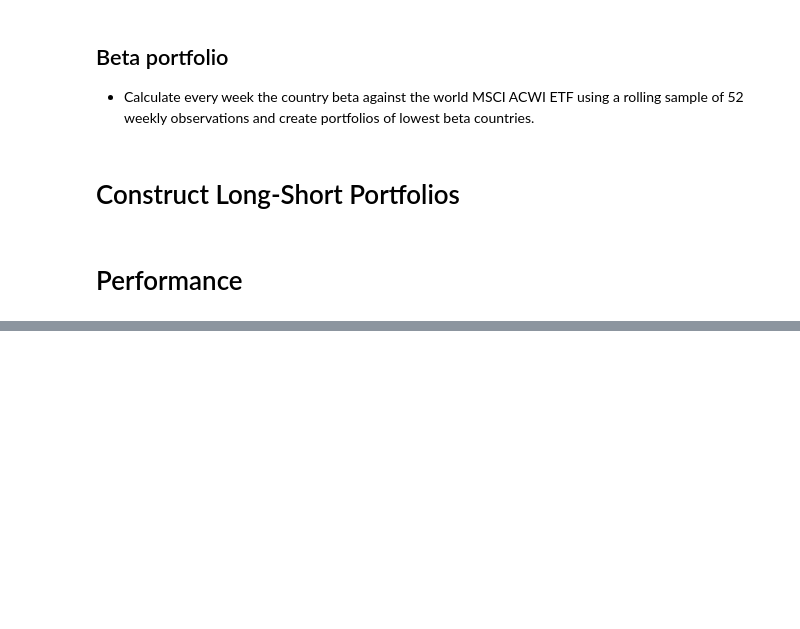
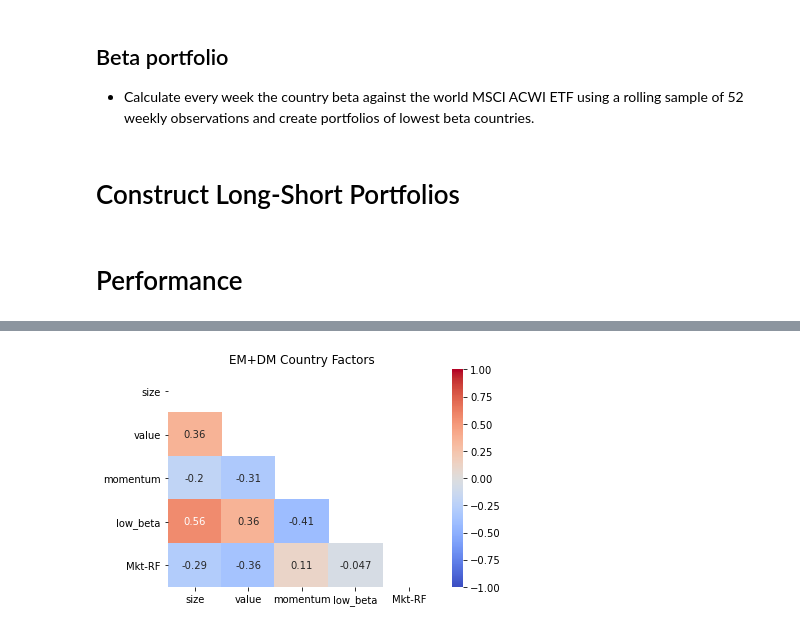
Before and after one commit to wingwingz/AFP, a Jupyter notebook: PortfolioConstruction/country_DM_factor_portfolios.ipynb, the cells around one changed output, grey strips where cells are left out. Saved outputs shown, nothing was run; the diff lists cells and outputs as text; code cells hidden in the pictures; blank space fills up the shorter version.

```diff
--- a/PortfolioConstruction/country_DM_factor_portfolios.ipynb
+++ b/PortfolioConstruction/country_DM_factor_portfolios.ipynb
@@ -200,0 +230,6 @@ perf_df
+# %%
+# Correlations of country factors
+corr_country_df = plot_corr(all_port_rets.iloc[:,:-1], 'EM+DM Country Factors')
+corr_country_df
+# %% [output]
+[figure, added]
```
Also changed, not shown: parts of 8 cells of this notebook, 6 other files.
